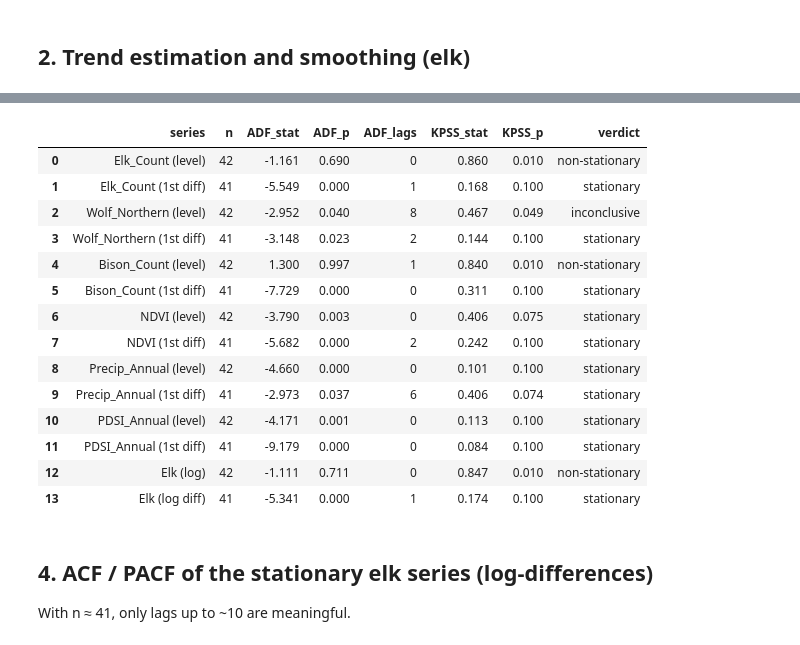
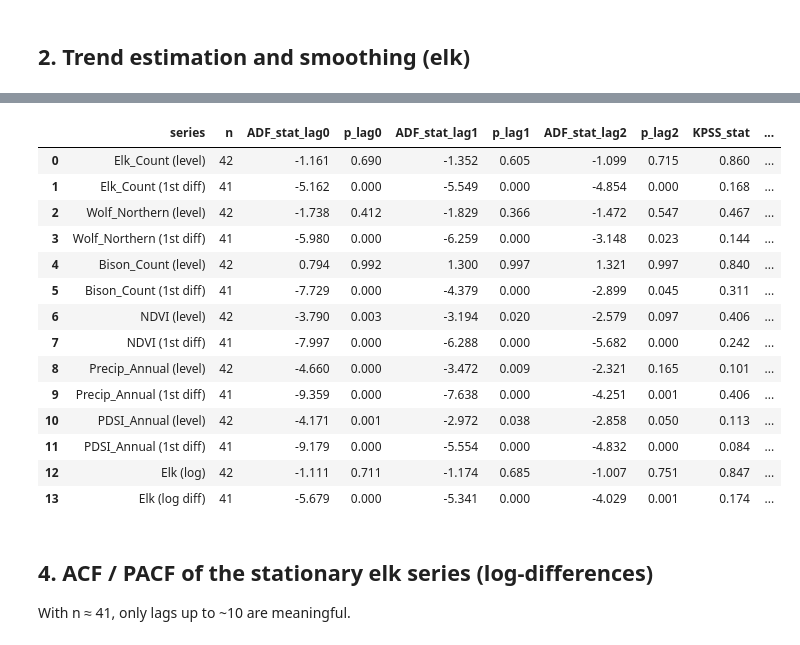
Before and after one commit to green-turtle18/yellowstone-tsa, a Jupyter notebook: notebooks/01_eda_stationarity_arma.ipynb, the cells around one changed output, grey strips where cells are left out. Drawn from its saved outputs; the diff is of its cells as text; code cells hidden in the pictures.

Commit message:
Add notebook 01: EDA, stationarity, 1995 trend regression, ARMA identification

```diff
--- a/notebooks/01_eda_stationarity_arma.ipynb
+++ b/notebooks/01_eda_stationarity_arma.ipynb
@@ -102,6 +104,7 @@ rows = []
 for name, deg in [("linear", 1), ("quadratic", 2), ("cubic", 3)]:
     X = sm.add_constant(np.column_stack([t**k for k in range(1, deg + 1)]))
     m = sm.OLS(elk.values, X).fit()
-    rows.append({"model": name, "RSS": m.ssr, "AIC": m.aic, "BIC": m.bic, "adj_R2": m.rsquared_adj})
+    rows.append({"model": name, "RSS": m.ssr, "adj_R2": m.rsquared_adj,
+                 "highest-order term p": m.pvalues[-1]})
 pd.DataFrame(rows).round(3)
 # %% [output]
@@ -119,38 +130,48 @@ Using both guards against the weakness of each. A series is called stationary wh
 # %%
 def stationarity(x, name):
+    # ADF at fixed lag orders 0, 1, 2 (annual data, n≈42); results that hold across
+    # lag choices are more trustworthy than any single run.
     x = pd.Series(x).dropna()
-    adf = adfuller(x, autolag="AIC")
-    kp = kpss(x, regression="c", nlags="auto")
-    return {"series": name, "n": len(x), "ADF_stat": adf[0], "ADF_p": adf[1], "ADF_lags": adf[2],
-            "KPSS_stat": kp[0], "KPSS_p": kp[1],
-            "verdict": "stationary" if (adf[1] < 0.05 and kp[1] > 0.05) else
-                       "non-stationary" if (adf[1] >= 0.05 and kp[1] <= 0.05) else "inconclusive"}
+    res = {"series": name, "n": len(x)}
+    ps = []
+    for lag in (0, 1, 2):
+        r = adfuller(x, maxlag=lag, autolag=None)
+        res[f"ADF_stat_lag{lag}"] = r[0]; res[f"p_lag{lag}"] = r[1]; ps.append(r[1])
+    adf_rejects = sum(p < 0.05 for p in ps) >= 2
+    k = kpss(x, regression="c", nlags="auto")
+    res["KPSS_stat"] = k[0]; res["KPSS_p"] = k[1]
+    kpss_rejects = k[1] < 0.05
+    res["ADF says"] = "stationary" if adf_rejects else "unit root"
+    res["KPSS says"] = "non-stationary" if kpss_rejects else "stationary"
+    res["conclusion"] = ("stationary" if adf_rejects and not kpss_rejects else
+                         "non-stationary" if not adf_rejects and kpss_rejects else "inconclusive")
+    return res
 
 rows = []
 for col in VARS:
     rows.append(stationarity(df[col], f"{col} (level)"))
     rows.append(stationarity(df[col].diff(), f"{col} (1st diff)"))
 rows.append(stationarity(np.log(elk), "Elk (log)"))
 rows.append(stationarity(np.log(elk).diff(), "Elk (log diff)"))
 st = pd.DataFrame(rows).round(3)
 st.to_csv(FIG / "03_stationarity.csv", index=False)
 st
 # %% [output]
-|  | series | n | ADF_stat | ADF_p | ADF_lags | KPSS_stat | KPSS_p | verdict |
-| 0 | Elk_Count (level) | 42 | -1.161 | 0.690 | 0 | 0.860 | 0.010 | non-stationary |
-| 1 | Elk_Count (1st diff) | 41 | -5.549 | 0.000 | 1 | 0.168 | 0.100 | stationary |
-| 2 | Wolf_Northern (level) | 42 | -2.952 | 0.040 | 8 | 0.467 | 0.049 | inconclusive |
-| 3 | Wolf_Northern (1st diff) | 41 | -3.148 | 0.023 | 2 | 0.144 | 0.100 | stationary |
-| 4 | Bison_Count (level) | 42 | 1.300 | 0.997 | 1 | 0.840 | 0.010 | non-stationary |
-| 5 | Bison_Count (1st diff) | 41 | -7.729 | 0.000 | 0 | 0.311 | 0.100 | stationary |
-| 6 | NDVI (level) | 42 | -3.790 | 0.003 | 0 | 0.406 | 0.075 | stationary |
-| 7 | NDVI (1st diff) | 41 | -5.682 | 0.000 | 2 | 0.242 | 0.100 | stationary |
-| 8 | Precip_Annual (level) | 42 | -4.660 | 0.000 | 0 | 0.101 | 0.100 | stationary |
-| 9 | Precip_Annual (1st diff) | 41 | -2.973 | 0.037 | 6 | 0.406 | 0.074 | stationary |
-| 10 | PDSI_Annual (level) | 42 | -4.171 | 0.001 | 0 | 0.113 | 0.100 | stationary |
-| 11 | PDSI_Annual (1st diff) | 41 | -9.179 | 0.000 | 0 | 0.084 | 0.100 | stationary |
-| 12 | Elk (log) | 42 | -1.111 | 0.711 | 0 | 0.847 | 0.010 | non-stationary |
-| 13 | Elk (log diff) | 41 | -5.341 | 0.000 | 1 | 0.174 | 0.100 | stationary |
+|  | series | n | ADF_stat_lag0 | p_lag0 | ADF_stat_lag1 | p_lag1 | ADF_stat_lag2 | p_lag2 | KPSS_stat | ... |
+| 0 | Elk_Count (level) | 42 | -1.161 | 0.690 | -1.352 | 0.605 | -1.099 | 0.715 | 0.860 | ... |
+| 1 | Elk_Count (1st diff) | 41 | -5.162 | 0.000 | -5.549 | 0.000 | -4.854 | 0.000 | 0.168 | ... |
+| 2 | Wolf_Northern (level) | 42 | -1.738 | 0.412 | -1.829 | 0.366 | -1.472 | 0.547 | 0.467 | ... |
+| 3 | Wolf_Northern (1st diff) | 41 | -5.980 | 0.000 | -6.259 | 0.000 | -3.148 | 0.023 | 0.144 | ... |
+| 4 | Bison_Count (level) | 42 | 0.794 | 0.992 | 1.300 | 0.997 | 1.321 | 0.997 | 0.840 | ... |
+| 5 | Bison_Count (1st diff) | 41 | -7.729 | 0.000 | -4.379 | 0.000 | -2.899 | 0.045 | 0.311 | ... |
+| 6 | NDVI (level) | 42 | -3.790 | 0.003 | -3.194 | 0.020 | -2.579 | 0.097 | 0.406 | ... |
+| 7 | NDVI (1st diff) | 41 | -7.997 | 0.000 | -6.288 | 0.000 | -5.682 | 0.000 | 0.242 | ... |
+| 8 | Precip_Annual (level) | 42 | -4.660 | 0.000 | -3.472 | 0.009 | -2.321 | 0.165 | 0.101 | ... |
+| 9 | Precip_Annual (1st diff) | 41 | -9.359 | 0.000 | -7.638 | 0.000 | -4.251 | 0.001 | 0.406 | ... |
+| 10 | PDSI_Annual (level) | 42 | -4.171 | 0.001 | -2.972 | 0.038 | -2.858 | 0.050 | 0.113 | ... |
+| 11 | PDSI_Annual (1st diff) | 41 | -9.179 | 0.000 | -5.554 | 0.000 | -4.832 | 0.000 | 0.084 | ... |
+| 12 | Elk (log) | 42 | -1.111 | 0.711 | -1.174 | 0.685 | -1.007 | 0.751 | 0.847 | ... |
+| 13 | Elk (log diff) | 41 | -5.679 | 0.000 | -5.341 | 0.000 | -4.029 | 0.001 | 0.174 | ... |
 # %% [markdown]
 ## 4. ACF / PACF of the stationary elk series (log-differences)
 With n ≈ 41, only lags up to ~10 are meaningful.
```
Also changed, not shown: parts of 17 cells of this notebook, 12 other files.
